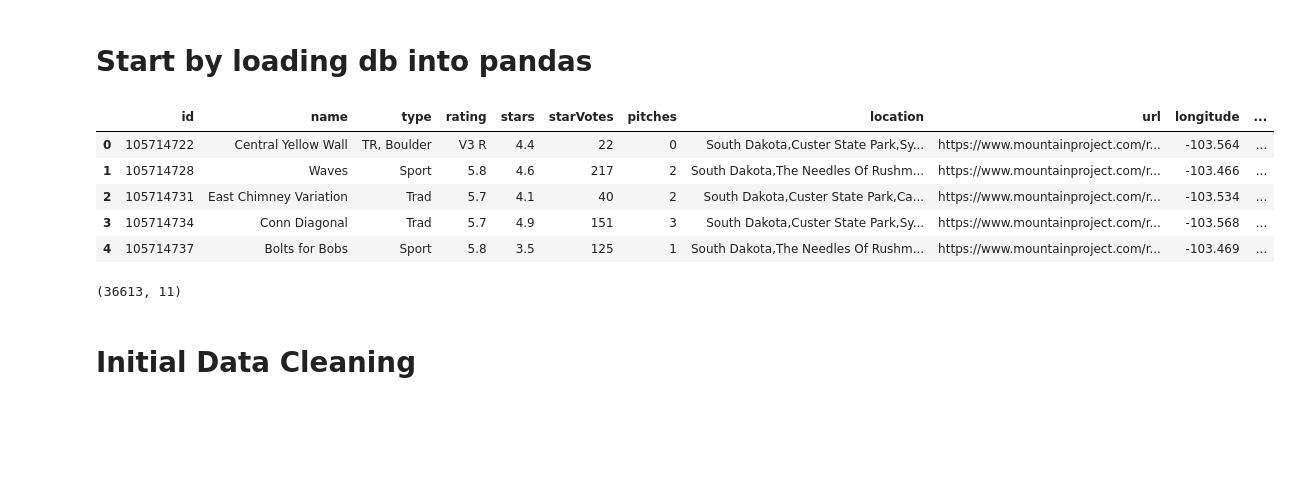
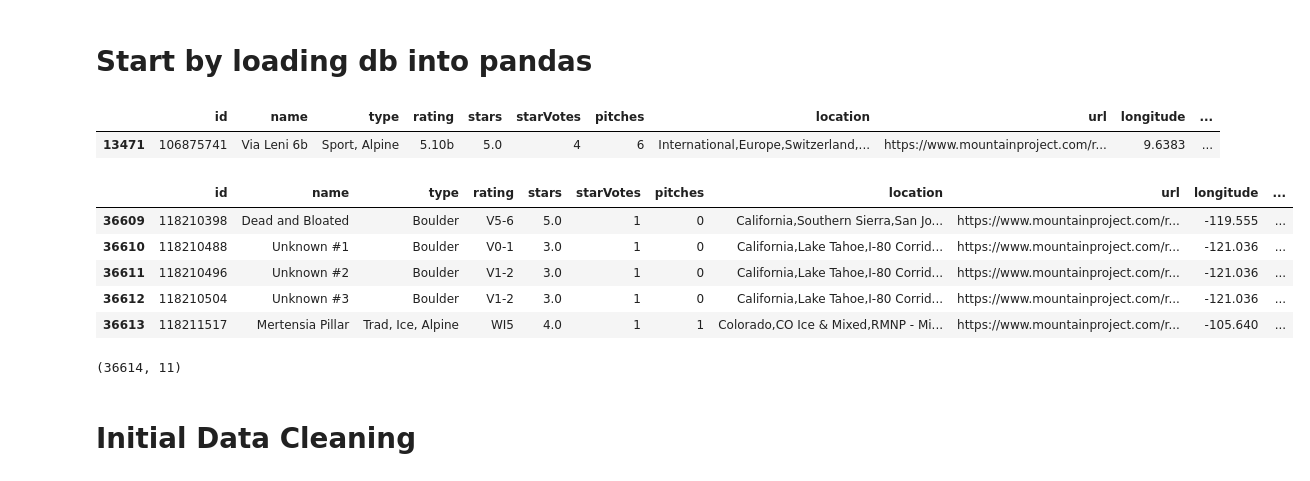
Before and after one commit to gseemann/climb_recommender, a Jupyter notebook: EDA.ipynb, the cells around one changed output. Drawn from its saved outputs; the diff is of its cells as text; code cells hidden in the pictures; blank space fills up the shorter version.

```diff
--- a/EDA.ipynb
+++ b/EDA.ipynb
@@ -12,20 +12,25 @@ import json
 # %% [markdown]
 # Start by loading db into pandas
 # %%
-df = query_helper.query_to_df('''SELECT * FROM routes''')
+df = query_helper.query_to_df('''SELECT * FROM climbs.routes''')
+# %%
+df[df['id']==106875741]
+# %% [output]
+|  | id | name | type | rating | stars | starVotes | pitches | location | url | longitude | ... |
+| 13471 | 106875741 | Via Leni 6b | Sport, Alpine | 5.10b | 5.0 | 4 | 6 | International,Europe,Switzerland,... | https://www.mountainproject.com/r... | 9.6383 | ... |
 # %%
-df.head()
+df.tail()
 # %% [output]
 |  | id | name | type | rating | stars | starVotes | pitches | location | url | longitude | ... |
-| 0 | 105714722 | Central Yellow Wall | TR, Boulder | V3 R | 4.4 | 22 | 0 | South Dakota,Custer State Park,Sy... | https://www.mountainproject.com/r... | -103.564 | ... |
-| 1 | 105714728 | Waves | Sport | 5.8 | 4.6 | 217 | 2 | South Dakota,The Needles Of Rushm... | https://www.mountainproject.com/r... | -103.466 | ... |
-| 2 | 105714731 | East Chimney Variation | Trad | 5.7 | 4.1 | 40 | 2 | South Dakota,Custer State Park,Ca... | https://www.mountainproject.com/r... | -103.534 | ... |
-| 3 | 105714734 | Conn Diagonal | Trad | 5.7 | 4.9 | 151 | 3 | South Dakota,Custer State Park,Sy... | https://www.mountainproject.com/r... | -103.568 | ... |
-| 4 | 105714737 | Bolts for Bobs | Sport | 5.8 | 3.5 | 125 | 1 | South Dakota,The Needles Of Rushm... | https://www.mountainproject.com/r... | -103.469 | ... |
+| 36609 | 118210398 | Dead and Bloated | Boulder | V5-6 | 5.0 | 1 | 0 | California,Southern Sierra,San Jo... | https://www.mountainproject.com/r... | -119.555 | ... |
+| 36610 | 118210488 | Unknown #1 | Boulder | V0-1 | 3.0 | 1 | 0 | California,Lake Tahoe,I-80 Corrid... | https://www.mountainproject.com/r... | -121.036 | ... |
+| 36611 | 118210496 | Unknown #2 | Boulder | V1-2 | 3.0 | 1 | 0 | California,Lake Tahoe,I-80 Corrid... | https://www.mountainproject.com/r... | -121.036 | ... |
+| 36612 | 118210504 | Unknown #3 | Boulder | V1-2 | 3.0 | 1 | 0 | California,Lake Tahoe,I-80 Corrid... | https://www.mountainproject.com/r... | -121.036 | ... |
+| 36613 | 118211517 | Mertensia Pillar | Trad, Ice, Alpine | WI5 | 4.0 | 1 | 1 | Colorado,CO Ice & Mixed,RMNP - Mi... | https://www.mountainproject.com/r... | -105.640 | ... |
 # %%
 df.shape
 # %% [output]
-(36613, 11)
+(36614, 11)
 # %% [markdown]
 # Initial Data  Cleaning
 # %% [markdown]
```
Also changed, not shown: parts of 16 cells of this notebook, 5 other files.
